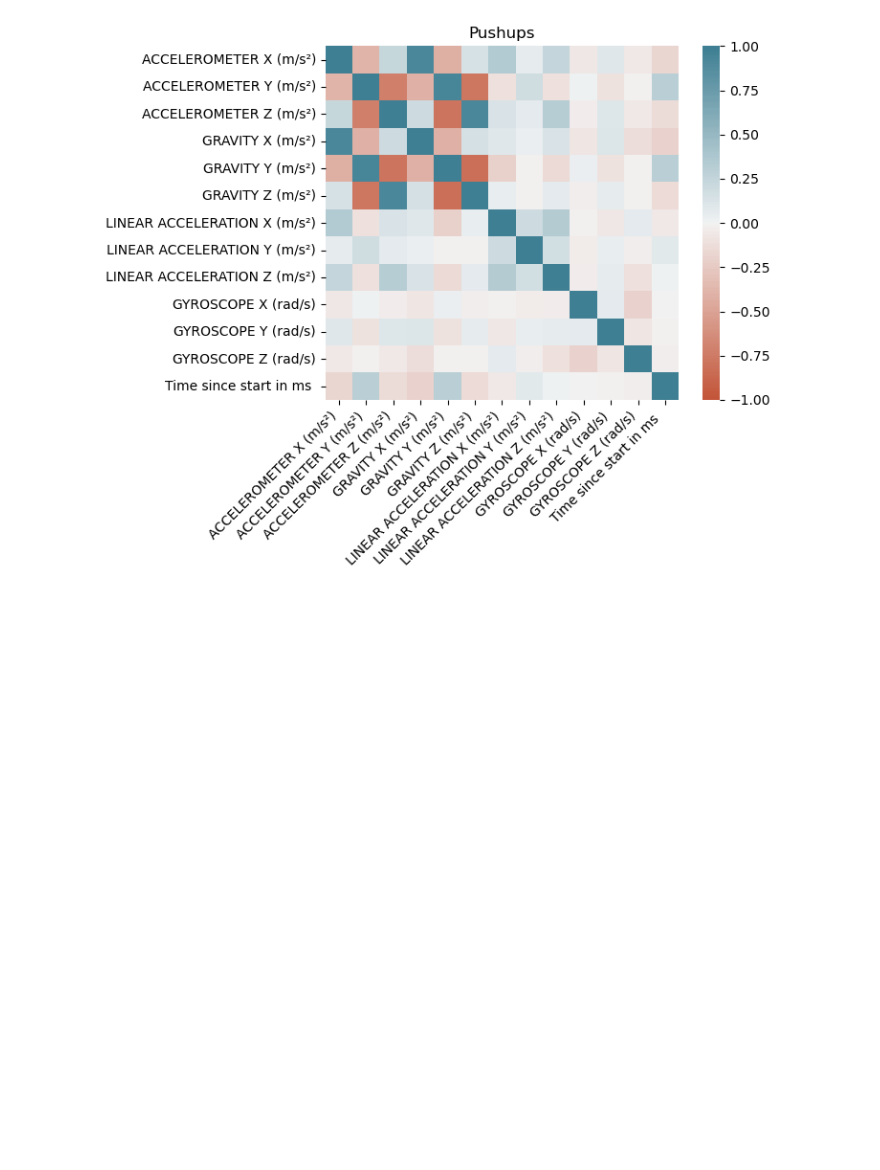
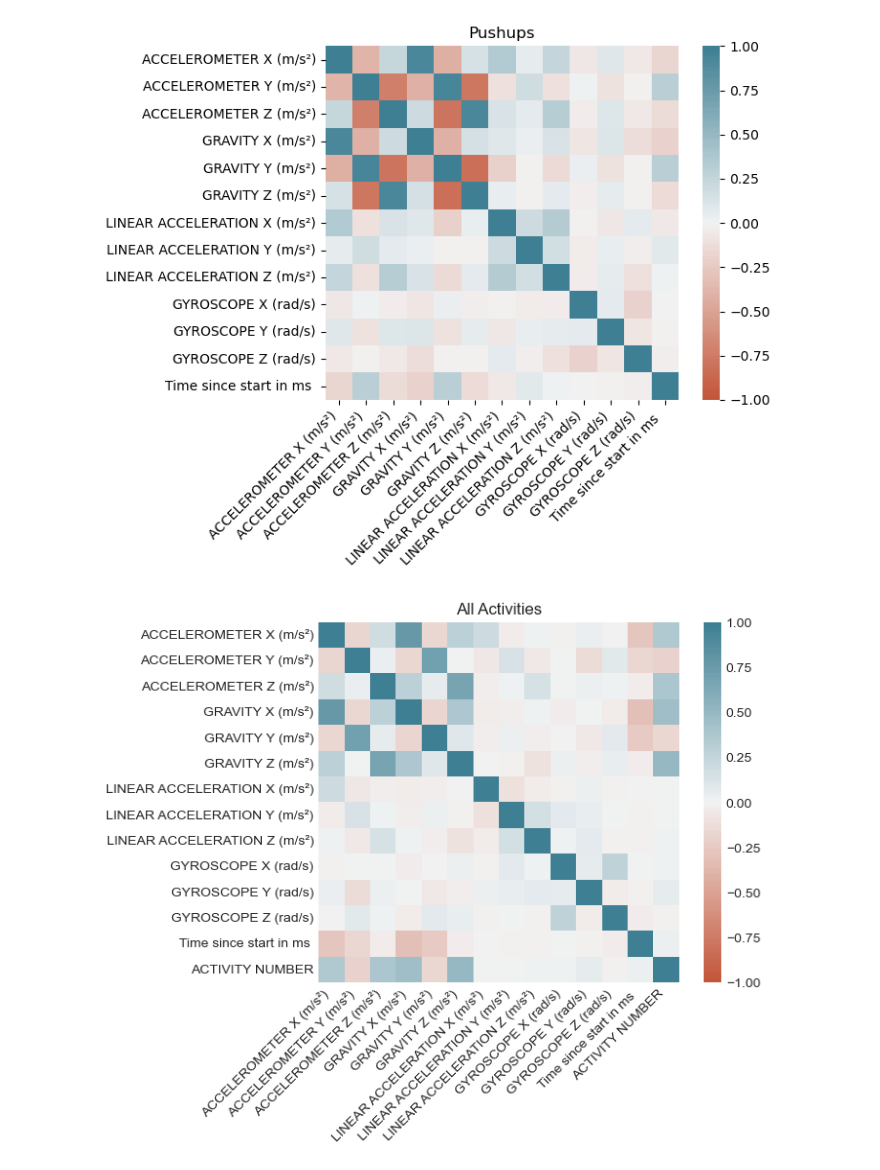
Before and after one commit to hdnsameera/CIS-7017, a Jupyter notebook: testCode.ipynb, the cells around one changed output. Saved outputs shown, nothing was run; the diff lists cells and outputs as text; code cells hidden in the pictures; blank space fills up the shorter version.

```diff
--- a/testCode.ipynb
+++ b/testCode.ipynb
@@ -461,4 +460,8 @@ fnCorr(df_9)
 fnCorr(df_10)
 # %% [output]
 [figure]
+# %%
+fnCorr(df_All)
+# %% [output]
+[figure, added]
 # %%
```
Also changed, not shown: parts of 21 cells of this notebook.
